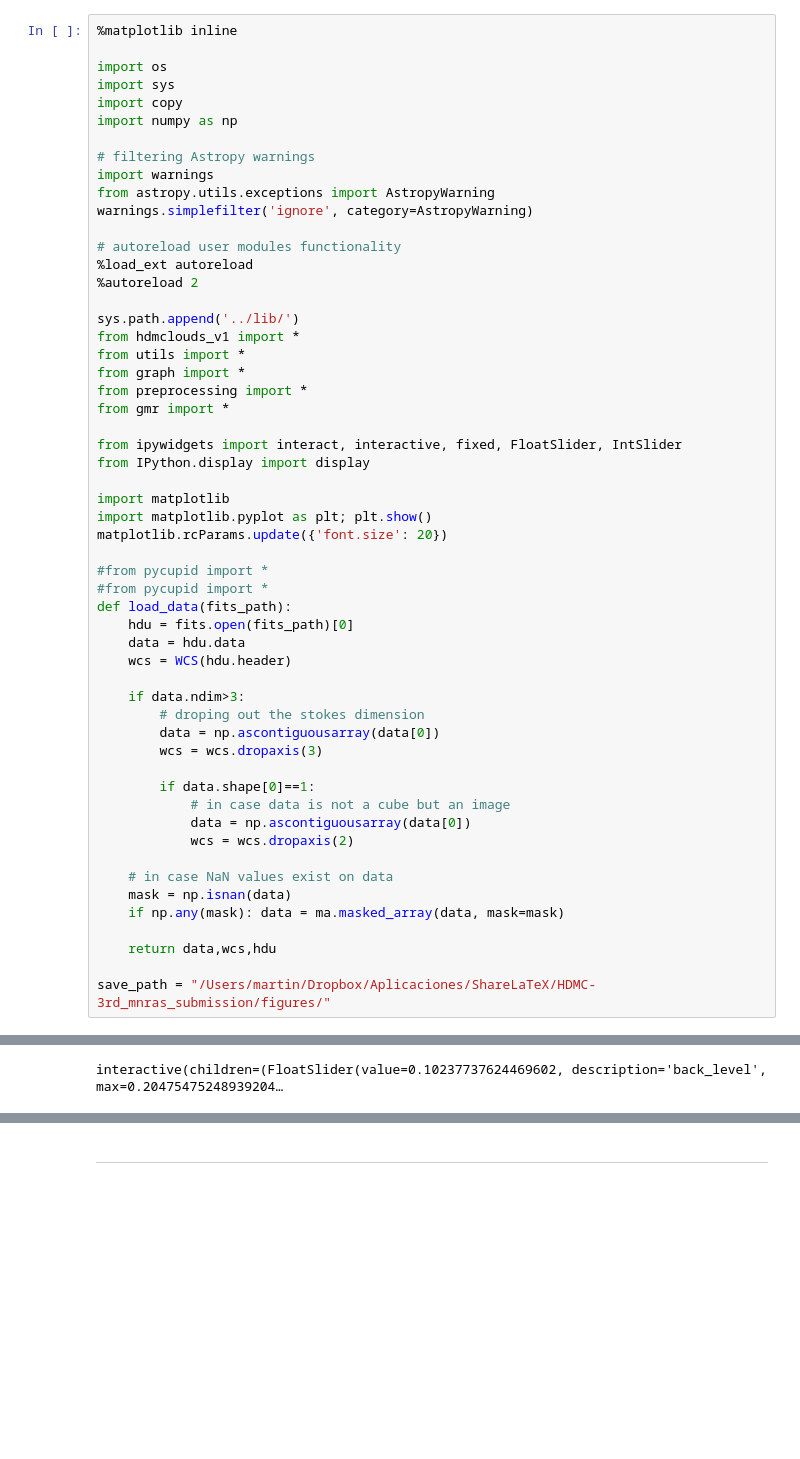
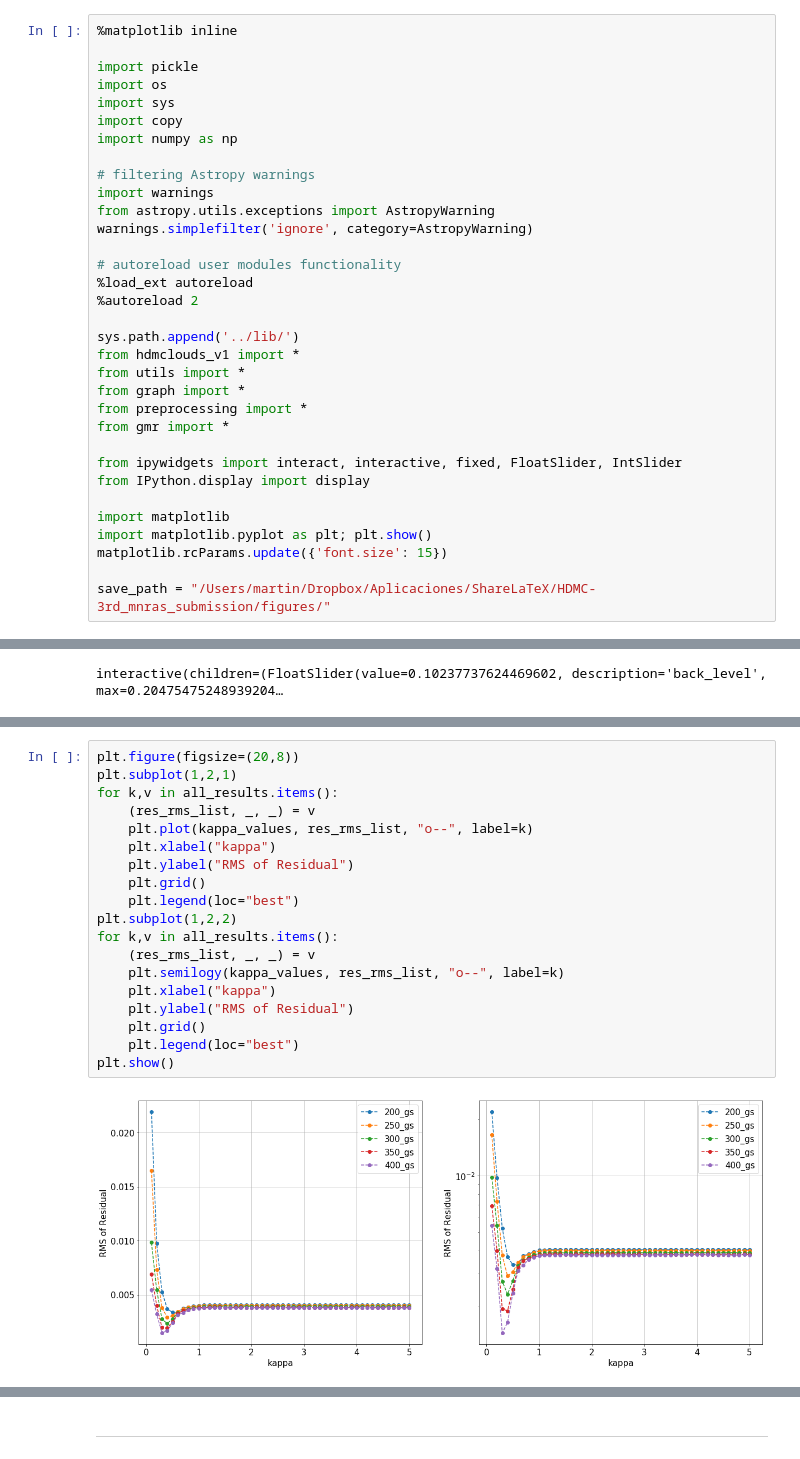
Before and after one commit to mavillan/HDMClouds, a Jupyter notebook: notebooks/exp-kappa.ipynb, the cells around one changed output, grey strips where cells are left out. Drawn from its saved outputs; the diff is of its cells as text; blank space fills up the shorter version.

Commit message:
Added last results on notebooks/exp-kappa.ipynb notebook

```diff
--- a/notebooks/exp-kappa.ipynb
+++ b/notebooks/exp-kappa.ipynb
@@ -3,6 +3,7 @@
 # %%
 %matplotlib inline
 
+import pickle
 import os
 import sys
 import copy
@@ -29,29 +30,6 @@ from IPython.display import display
 
 import matplotlib
 import matplotlib.pyplot as plt; plt.show()
-matplotlib.rcParams.update({'font.size': 20})
-
-#from pycupid import *
-#from pycupid import *
-def load_data(fits_path):
-    hdu = fits.open(fits_path)[0]
-    data = hdu.data
-    wcs = WCS(hdu.header)
-
-    if data.ndim>3:
-        # droping out the stokes dimension
-        data = np.ascontiguousarray(data[0])
-        wcs = wcs.dropaxis(3)
-
-        if data.shape[0]==1:
-            # in case data is not a cube but an image
-            data = np.ascontiguousarray(data[0])
-            wcs = wcs.dropaxis(2)
-
-    # in case NaN values exist on data
-    mask = np.isnan(data)
-    if np.any(mask): data = ma.masked_array(data, mask=mask)
-
-    return data,wcs,hdu
+matplotlib.rcParams.update({'font.size': 15})
 
 save_path = "/Users/martin/Dropbox/Aplicaciones/ShareLaTeX/HDMC-3rd_mnras_submission/figures/"
@@ -109,0 +99,21 @@ Normalized flux lost: 0.021004646245831784
+# %%
+plt.figure(figsize=(20,8))
+plt.subplot(1,2,1)
+for k,v in all_results.items():
+    (res_rms_list, _, _) = v
+    plt.plot(kappa_values, res_rms_list, "o--", label=k)
+    plt.xlabel("kappa")
+    plt.ylabel("RMS of Residual")
+    plt.grid()
+    plt.legend(loc="best")
+plt.subplot(1,2,2)
+for k,v in all_results.items():
+    (res_rms_list, _, _) = v
+    plt.semilogy(kappa_values, res_rms_list, "o--", label=k)
+    plt.xlabel("kappa")
+    plt.ylabel("RMS of Residual")
+    plt.grid()
+    plt.legend(loc="best")
+plt.show()
+# %% [output]
+[figure, added]
```
Also changed, not shown: parts of 15 cells of this notebook.
